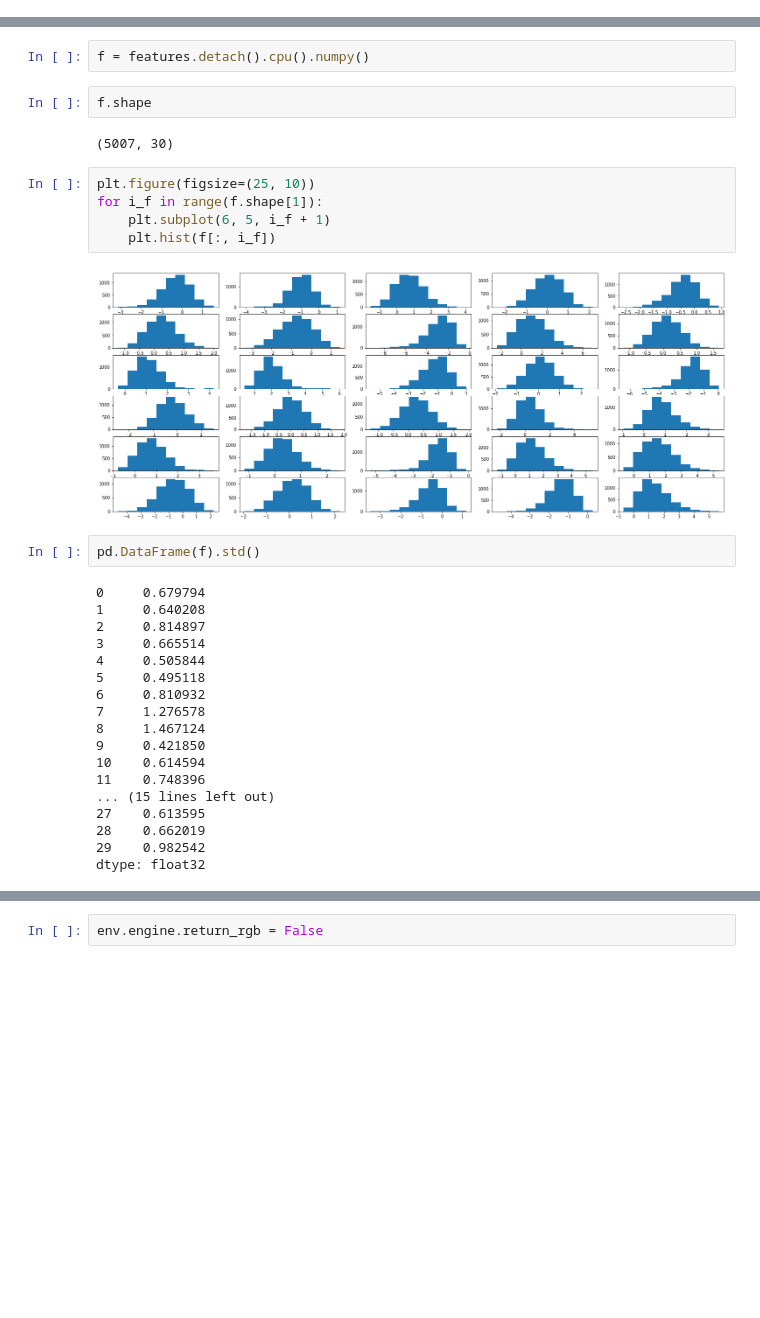
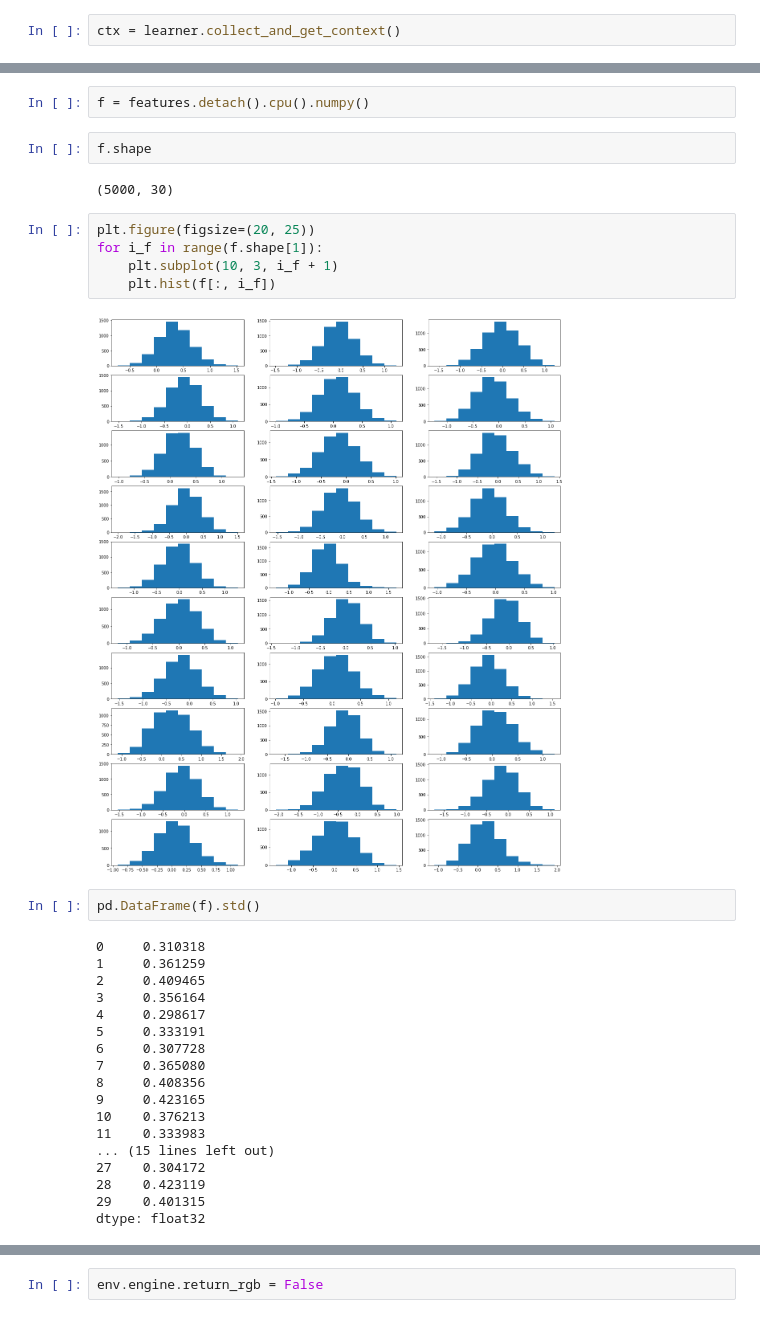
Before and after one commit to sergeivolodin/causality-disentanglement-rl, a Jupyter notebook: debug/siamese_kc_tests.ipynb, the cells around one changed output, grey strips where cells are left out. Drawn from its saved outputs; the diff is of its cells as text; blank space fills up the shorter version.

```diff
--- a/debug/siamese_kc_tests.ipynb
+++ b/debug/siamese_kc_tests.ipynb
@@ -133,3 +139,5 @@ np.mean(losses[-50:]), np.median(losses[-50:])
+# %%
+ctx = learner.collect_and_get_context()
 # %%
 features = learner.decoder(ctx['obs'])
 # %%
@@ -137,33 +145,33 @@ f = features.detach().cpu().numpy()
 # %%
 f.shape
 # %% [output]
-(5007, 30)
+(5000, 30)
 # %%
-plt.figure(figsize=(25, 10))
+plt.figure(figsize=(20, 25))
 for i_f in range(f.shape[1]):
-    plt.subplot(6, 5, i_f + 1)
+    plt.subplot(10, 3, i_f + 1)
     plt.hist(f[:, i_f])
 # %% [output]
-[figure, old version]
+[figure, new version]
 # %%
 pd.DataFrame(f).std()
 # %% [output]
-0     0.679794
-1     0.640208
-2     0.814897
-3     0.665514
-4     0.505844
-5     0.495118
-6     0.810932
-7     1.276578
-8     1.467124
-9     0.421850
-10    0.614594
-11    0.748396
+0     0.310318
+1     0.361259
+2     0.409465
+3     0.356164
+4     0.298617
+5     0.333191
+6     0.307728
+7     0.365080
+8     0.408356
+9     0.423165
+10    0.376213
+11    0.333983
 ... (15 lines left out)
-27    0.613595
-28    0.662019
-29    0.982542
+27    0.304172
+28    0.423119
+29    0.401315
 dtype: float32
 # %%
 sns.heatmap(pd.DataFrame(f).corr())
```
Also changed, not shown: parts of 22 cells of this notebook, 3 other files.
